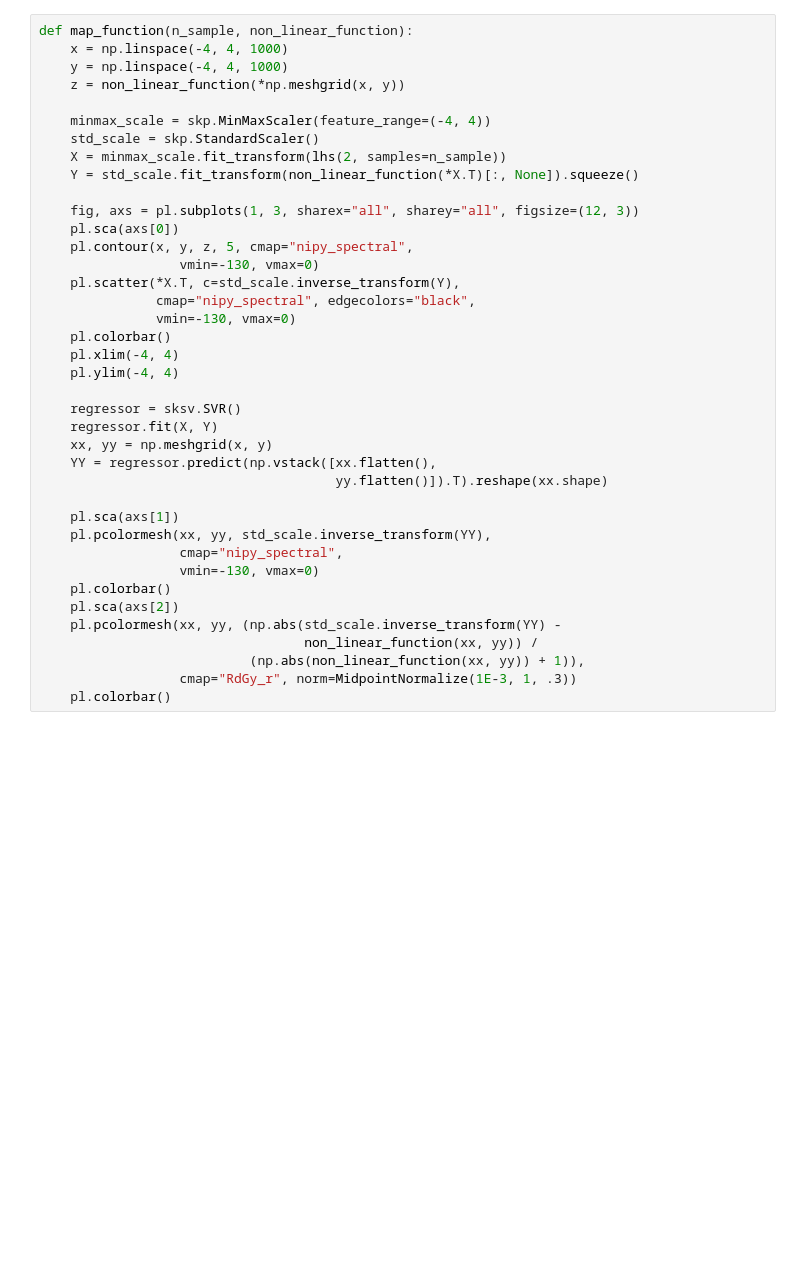
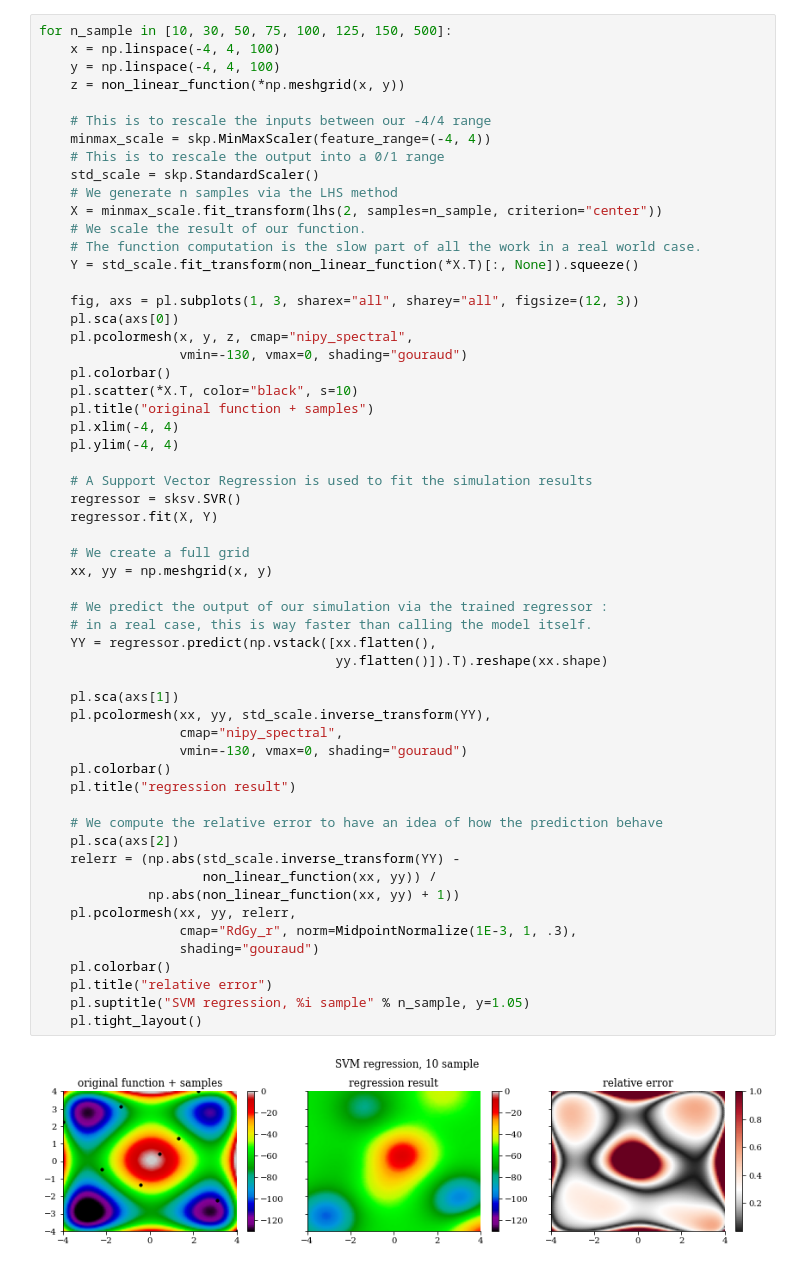
Before and after one commit to locie/locie_notebook, a Jupyter notebook: ml/mapping_function_SVM.ipynb, the cells around one changed output. Drawn from its saved outputs; the diff is of its cells as text; blank space fills up the shorter version.

```diff
--- a/ml/mapping_function_SVM.ipynb
+++ b/ml/mapping_function_SVM.ipynb
@@ -53,39 +61,59 @@ pl.colorbar()
 # %%
-def map_function(n_sample, non_linear_function):
-    x = np.linspace(-4, 4, 1000)
-    y = np.linspace(-4, 4, 1000)
+for n_sample in [10, 30, 50, 75, 100, 125, 150, 500]:
+    x = np.linspace(-4, 4, 100)
+    y = np.linspace(-4, 4, 100)
     z = non_linear_function(*np.meshgrid(x, y))
 
+    # This is to rescale the inputs between our -4/4 range
     minmax_scale = skp.MinMaxScaler(feature_range=(-4, 4))
+    # This is to rescale the output into a 0/1 range
     std_scale = skp.StandardScaler()
-    X = minmax_scale.fit_transform(lhs(2, samples=n_sample))
+    # We generate n samples via the LHS method
+    X = minmax_scale.fit_transform(lhs(2, samples=n_sample, criterion="center"))
+    # We scale the result of our function.
+    # The function computation is the slow part of all the work in a real world case.
     Y = std_scale.fit_transform(non_linear_function(*X.T)[:, None]).squeeze()
 
     fig, axs = pl.subplots(1, 3, sharex="all", sharey="all", figsize=(12, 3))
     pl.sca(axs[0])
-    pl.contour(x, y, z, 5, cmap="nipy_spectral",
-                  vmin=-130, vmax=0)
-    pl.scatter(*X.T, c=std_scale.inverse_transform(Y),
-               cmap="nipy_spectral", edgecolors="black",
-               vmin=-130, vmax=0)
+    pl.pcolormesh(x, y, z, cmap="nipy_spectral",
+                  vmin=-130, vmax=0, shading="gouraud")
     pl.colorbar()
+    pl.scatter(*X.T, color="black", s=10)
+    pl.title("original function + samples")
     pl.xlim(-4, 4)
     pl.ylim(-4, 4)
 
+    # A Support Vector Regression is used to fit the simulation results
     regressor = sksv.SVR()
     regressor.fit(X, Y)
+
+    # We create a full grid
     xx, yy = np.meshgrid(x, y)
+
+    # We predict the output of our simulation via the trained regressor :
+    # in a real case, this is way faster than calling the model itself.
     YY = regressor.predict(np.vstack([xx.flatten(),
                                       yy.flatten()]).T).reshape(xx.shape)
 
     pl.sca(axs[1])
     pl.pcolormesh(xx, yy, std_scale.inverse_transform(YY),
                   cmap="nipy_spectral",
-                  vmin=-130, vmax=0)
+                  vmin=-130, vmax=0, shading="gouraud")
     pl.colorbar()
+    pl.title("regression result")
+
+    # We compute the relative error to have an idea of how the prediction behave
     pl.sca(axs[2])
-    pl.pcolormesh(xx, yy, (np.abs(std_scale.inverse_transform(YY) -
-                                  non_linear_function(xx, yy)) /
-                           (np.abs(non_linear_function(xx, yy)) + 1)),
-                  cmap="RdGy_r", norm=MidpointNormalize(1E-3, 1, .3))
+    relerr = (np.abs(std_scale.inverse_transform(YY) -
+                     non_linear_function(xx, yy)) /
+              np.abs(non_linear_function(xx, yy) + 1))
+    pl.pcolormesh(xx, yy, relerr,
+                  cmap="RdGy_r", norm=MidpointNormalize(1E-3, 1, .3),
+                  shading="gouraud")
     pl.colorbar()
+    pl.title("relative error")
+    pl.suptitle("SVM regression, %i sample" % n_sample, y=1.05)
+    pl.tight_layout()
+# %% [output]
+[figure, added]
```
Also changed, not shown: parts of 8 cells of this notebook, 1 other file.
